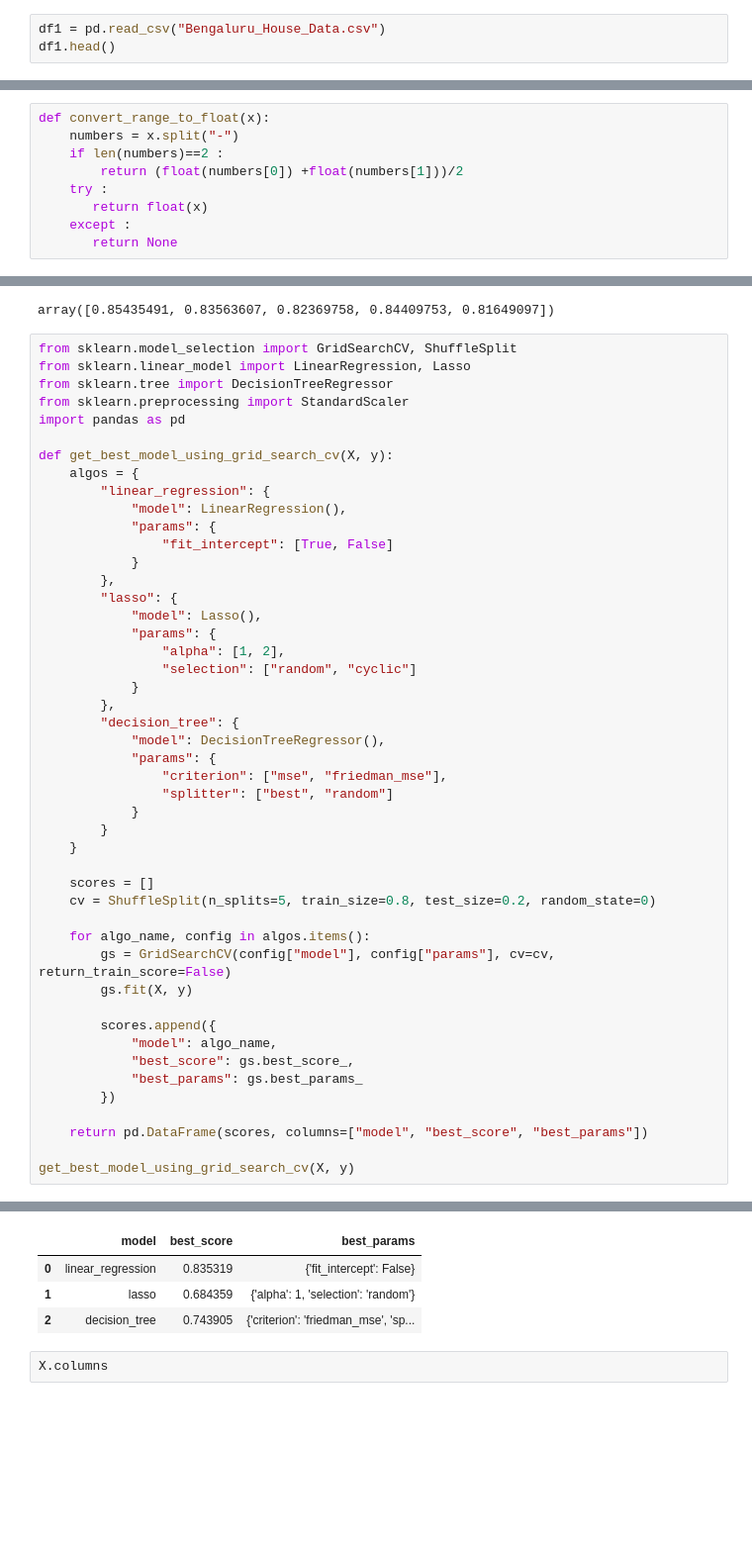
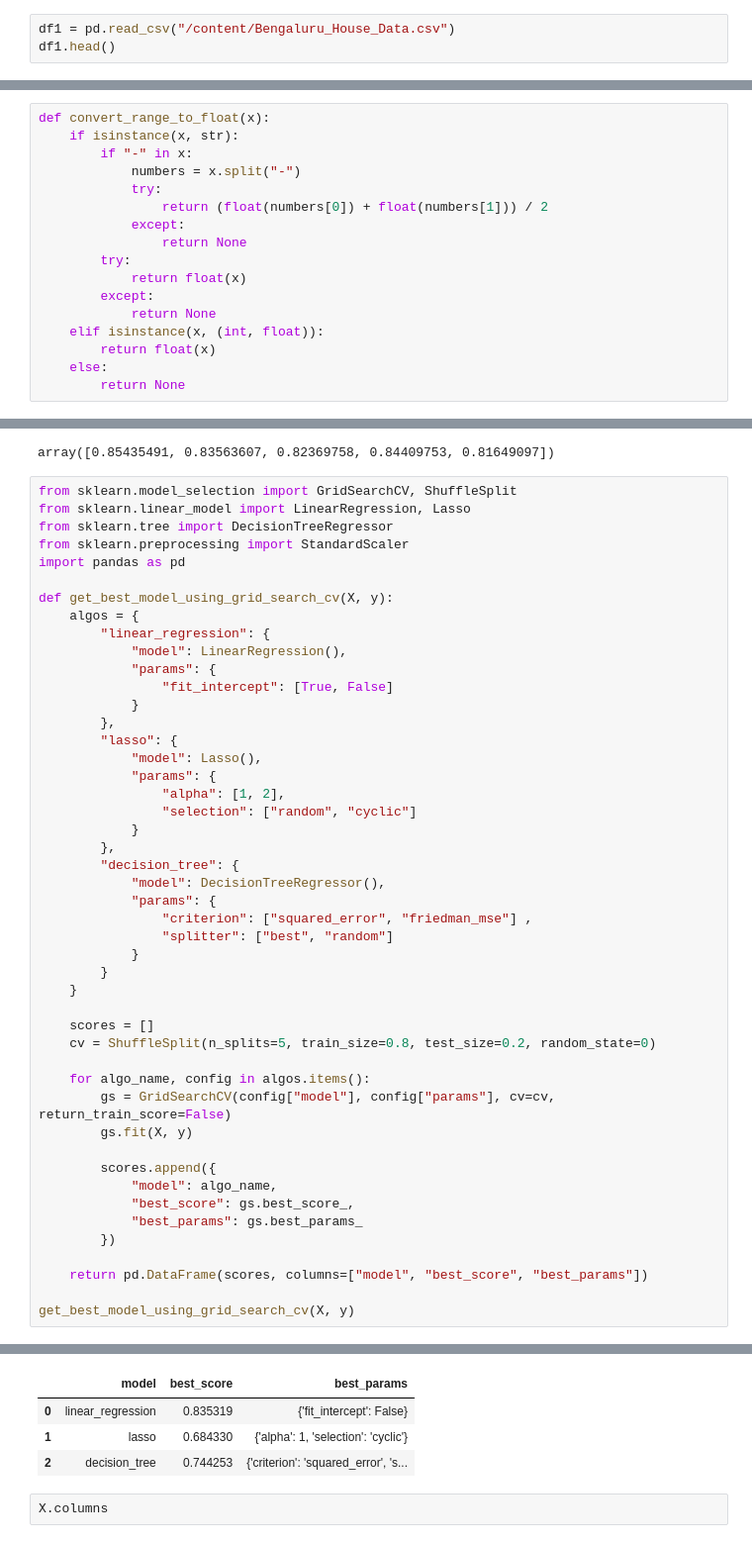
Before and after one commit to Zain-Ul-Abidden/Real-Estate-Price-Prediction, a Jupyter notebook: model/real_state_price_prediction.ipynb, the cells around one changed output, grey strips where cells are left out. Shown at 99% size. Cells and saved outputs as stored; diff of their text form; blank space fills up the shorter version.

```diff
--- a/model/real_state_price_prediction.ipynb
+++ b/model/real_state_price_prediction.ipynb
@@ -8,5 +23,5 @@ matplotlib.rcParams["figure.figsize"] = (20,10)
 # %%
-df1 = pd.read_csv("Bengaluru_House_Data.csv")
+df1 = pd.read_csv("/content/Bengaluru_House_Data.csv")
 df1.head()
 # %% [output]
 |  | area_type | availability | location | size | society | total_sqft | bath | balcony | price |
@@ -131,13 +155,21 @@ df3[~df3["total_sqft"].apply(is_float)].head(10)
 | 672 | Bettahalsoor | 4 Bedroom | 3090 - 5002 | 4.0 | 445.000 | 4 |
 # %%
 def convert_range_to_float(x):
-    numbers = x.split("-")
-    if len(numbers)==2 :
-        return (float(numbers[0]) +float(numbers[1]))/2
-    try :
-       return float(x)
-    except :
-       return None
+    if isinstance(x, str):
+        if "-" in x:
+            numbers = x.split("-")
+            try:
+                return (float(numbers[0]) + float(numbers[1])) / 2
+            except:
+                return None
+        try:
+            return float(x)
+        except:
+            return None
+    elif isinstance(x, (int, float)):
+        return float(x)
+    else:
+        return None
 # %%
 convert_range_to_float("34")
 # %% [output]
@@ -530,7 +590,7 @@ def get_best_model_using_grid_search_cv(X, y):
         "decision_tree": {
             "model": DecisionTreeRegressor(),
             "params": {
-                "criterion": ["mse", "friedman_mse"],
+                "criterion": ["squared_error", "friedman_mse"] ,
                 "splitter": ["best", "random"]
             }
         }
@@ -573,7 +616,7 @@ sklearn.utils._param_validation.InvalidParameterError: The 'criterion' parameter
 |  | model | best_score | best_params |
 | 0 | linear_regression | 0.835319 | {'fit_intercept': False} |
-| 1 | lasso | 0.684359 | {'alpha': 1, 'selection': 'random'} |
-| 2 | decision_tree | 0.743905 | {'criterion': 'friedman_mse', 'sp... |
+| 1 | lasso | 0.684330 | {'alpha': 1, 'selection': 'cyclic'} |
+| 2 | decision_tree | 0.744253 | {'criterion': 'squared_error', 's... |
 # %%
 X.columns
 # %% [output]
```
Also changed, not shown: parts of 25 cells of this notebook, 12 other files.
